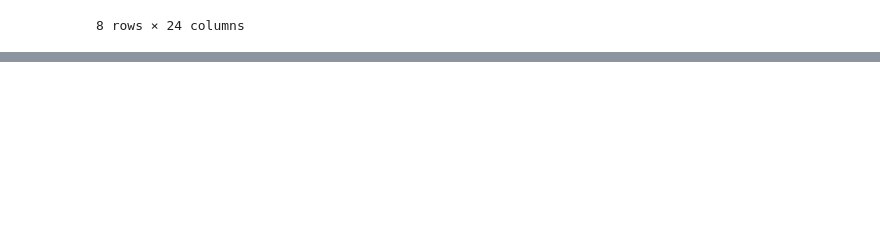
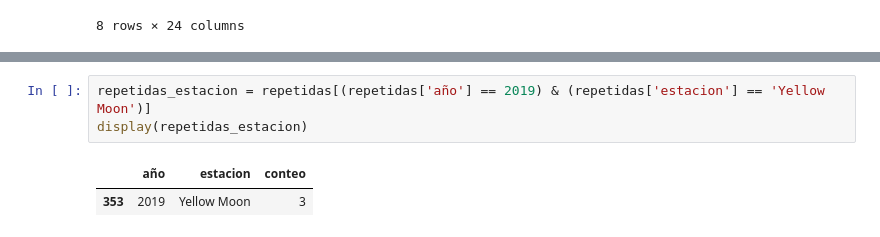
Before and after one commit to catago16/proyectoICAM, a Jupyter notebook: limpieza.ipynb, the cells around one changed output, grey strips where cells are left out. Saved outputs shown, nothing was run; the diff lists cells and outputs as text; blank space fills up the shorter version.

```diff
--- a/limpieza.ipynb
+++ b/limpieza.ipynb
@@ -212,0 +304,6 @@ np.int64(60)
+# %%
+repetidas_estacion = repetidas[(repetidas['año'] == 2019) & (repetidas['estacion'] == 'Yellow Moon')]
+display(repetidas_estacion)
+# %% [output]
+|  | año | estacion | conteo |
+| 353 | 2019 | Yellow Moon | 3 |
```
Also changed, not shown: parts of 31 cells of this notebook, 1 other file.
